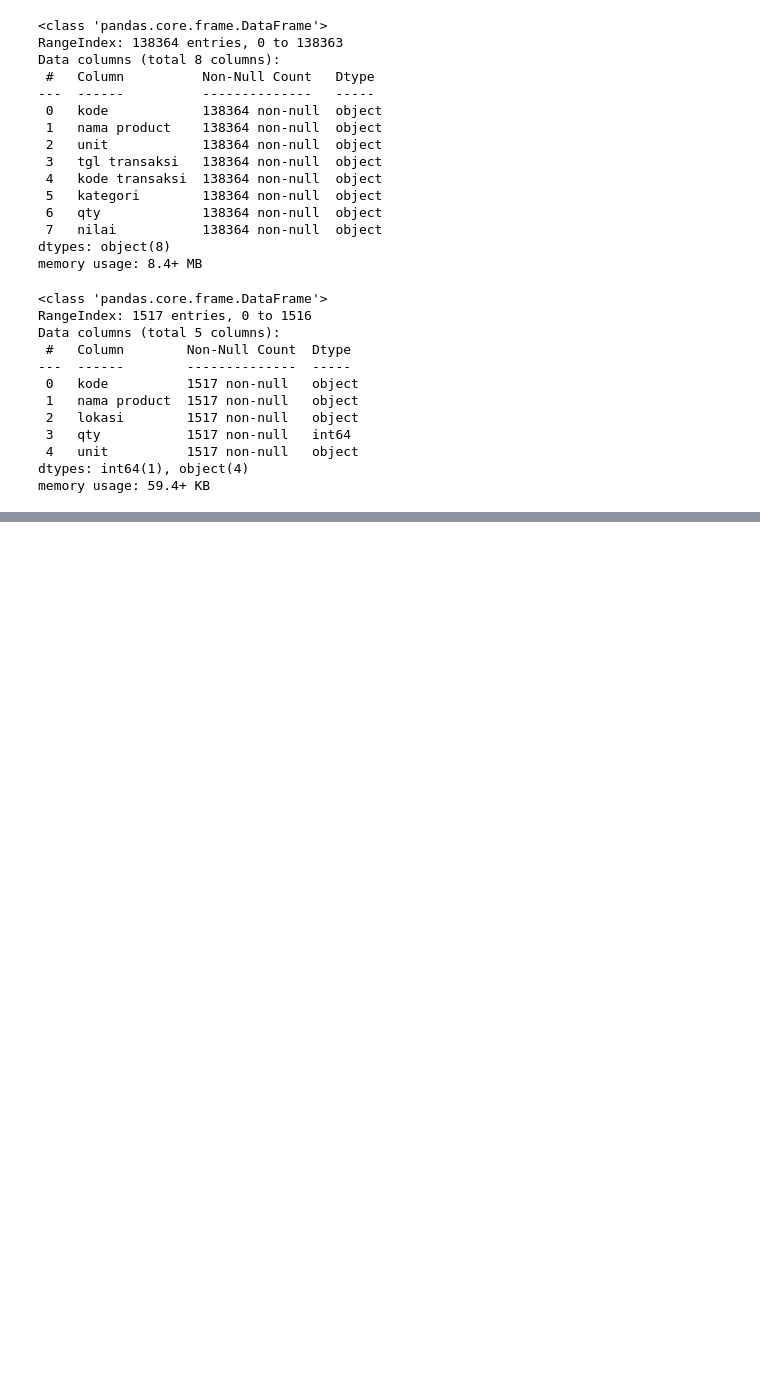
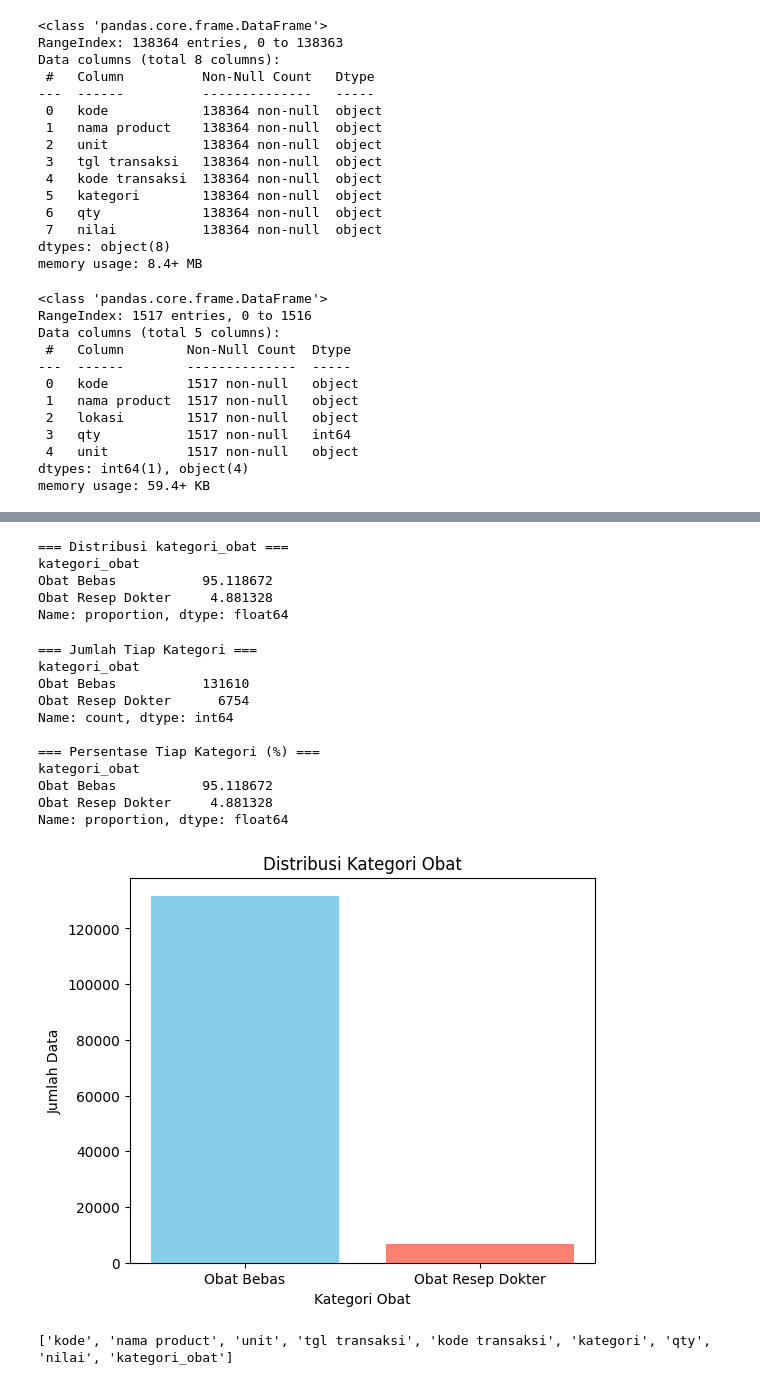
Before and after one commit to harisya14/UTS-Penambangan-Data-Kelompok12, a Jupyter notebook: UTS-Penambangan-Data_Kel8.ipynb, the cells around one changed output, grey strips where cells are left out. Drawn from its saved outputs; the diff is of its cells as text; code cells hidden in the pictures; blank space fills up the shorter version.

```diff
--- a/UTS-Penambangan-Data_Kel8.ipynb
+++ b/UTS-Penambangan-Data_Kel8.ipynb
@@ -114,3 +114,8 @@ Data columns (total 5 columns):
  4   unit          1517 non-null   object
 dtypes: int64(1), object(4)
 memory usage: 59.4+ KB
+# %%
+import pandas as pd
+
+df_pembelian = pd.read_csv("pembelian.csv", sep=";")
+print(df_pembelian.head())
@@ -116,0 +136,62 @@ memory usage: 59.4+ KB
+# %%
+# ============================================
+# 1. Generate Kolom Kategori (95% vs 5%)
+# ============================================
+import numpy as np
+
+np.random.seed(42)
+df_pembelian["kategori_obat"] = np.random.choice(
+    ["Obat Bebas", "Obat Resep Dokter"],
+    size=len(df_pembelian),
+    p=[0.95, 0.05]
+)
+
+# Cek distribusi kategori obat baru
+print("=== Distribusi kategori_obat ===")
+print(df_pembelian["kategori_obat"].value_counts(normalize=True) * 100)
+# %% [output]
+=== Distribusi kategori_obat ===
+kategori_obat
+Obat Bebas           95.118672
+Obat Resep Dokter     4.881328
+Name: proportion, dtype: float64
+# %%
+# ============================================
+# 2. Analisis Distribusi Kategori Obat
+# ============================================
+
+import matplotlib.pyplot as plt
+
+# Hitung distribusi kategori
+kategori_counts = df_pembelian["kategori_obat"].value_counts()
+kategori_percent = df_pembelian["kategori_obat"].value_counts(normalize=True) * 100
+
+print("=== Jumlah Tiap Kategori ===")
+print(kategori_counts)
+print("\n=== Persentase Tiap Kategori (%) ===")
+print(kategori_percent)
+
+# Visualisasi distribusi kategori
+plt.figure(figsize=(6, 5))
+plt.bar(kategori_counts.index, kategori_counts.values, color=["skyblue", "salmon"])
+plt.title("Distribusi Kategori Obat")
+plt.xlabel("Kategori Obat")
+plt.ylabel("Jumlah Data")
+plt.show()
+# %% [output]
+=== Jumlah Tiap Kategori ===
+kategori_obat
+Obat Bebas           131610
+Obat Resep Dokter      6754
+Name: count, dtype: int64
+
+=== Persentase Tiap Kategori (%) ===
+kategori_obat
+Obat Bebas           95.118672
+Obat Resep Dokter     4.881328
+Name: proportion, dtype: float64
+[figure, added]
+# %%
+print(df_pembelian.columns.tolist())
+# %% [output]
+['kode', 'nama product', 'unit', 'tgl transaksi', 'kode transaksi', 'kategori', 'qty', 'nilai', 'kategori_obat']
```
Also changed, not shown: parts of 2 cells of this notebook.
